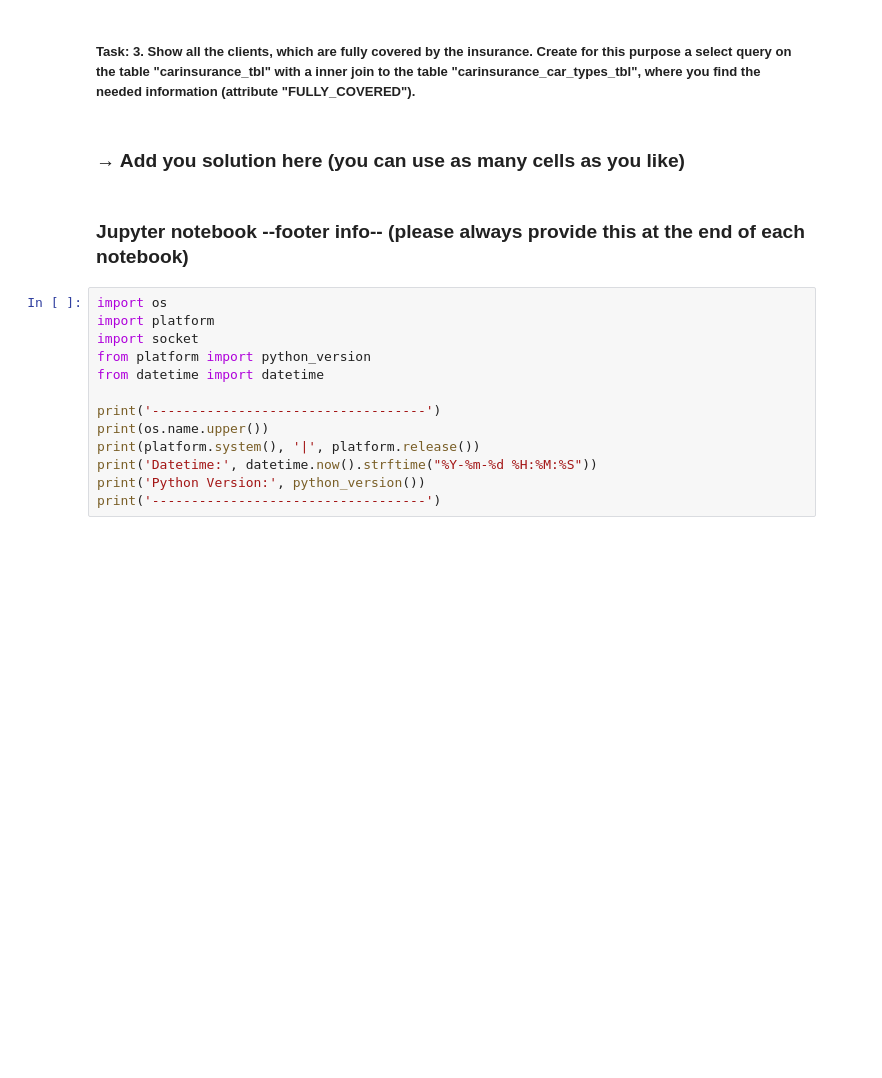
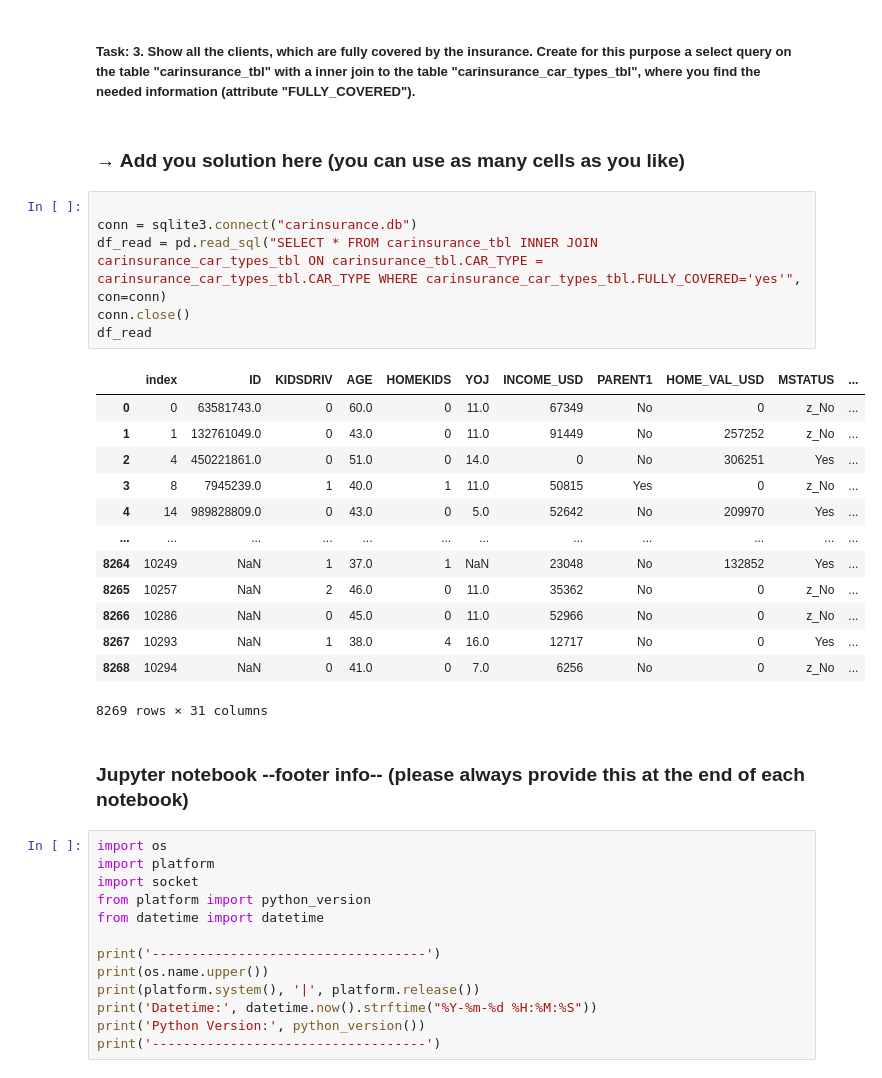
Before and after one commit to nvinto404/ZHAW-Data-Science-Fundamentals, a Jupyter notebook: Week4/DSF_DataOrganization.ipynb, the cells around one changed output. Drawn from its saved outputs; the diff is of its cells as text; blank space fills up the shorter version.

```diff
--- a/Week4/DSF_DataOrganization.ipynb
+++ b/Week4/DSF_DataOrganization.ipynb
@@ -556,6 +628,26 @@ df_read
 ##### Task: 3. Show all the clients, which are fully covered by the insurance. Create for this purpose a select query on the table "carinsurance_tbl" with a inner join to the table "carinsurance_car_types_tbl", where you find the needed information (attribute "FULLY_COVERED").
 # %% [markdown]
 ###  → Add you solution here (you can use as many cells as you like)
+# %%
+
+conn = sqlite3.connect("carinsurance.db")
+df_read = pd.read_sql("SELECT * FROM carinsurance_tbl INNER JOIN carinsurance_car_types_tbl ON carinsurance_tbl.CAR_TYPE = carinsurance_car_types_tbl.CAR_TYPE WHERE carinsurance_car_types_tbl.FULLY_COVERED='yes'", con=conn)
+conn.close()
+df_read
+# %% [output]
+|  | index | ID | KIDSDRIV | AGE | HOMEKIDS | YOJ | INCOME_USD | PARENT1 | HOME_VAL_USD | MSTATUS | ... |
+| 0 | 0 | 63581743.0 | 0 | 60.0 | 0 | 11.0 | 67349 | No | 0 | z_No | ... |
+| 1 | 1 | 132761049.0 | 0 | 43.0 | 0 | 11.0 | 91449 | No | 257252 | z_No | ... |
+| 2 | 4 | 450221861.0 | 0 | 51.0 | 0 | 14.0 | 0 | No | 306251 | Yes | ... |
+| 3 | 8 | 7945239.0 | 1 | 40.0 | 1 | 11.0 | 50815 | Yes | 0 | z_No | ... |
+| 4 | 14 | 989828809.0 | 0 | 43.0 | 0 | 5.0 | 52642 | No | 209970 | Yes | ... |
+| ... | ... | ... | ... | ... | ... | ... | ... | ... | ... | ... | ... |
+| 8264 | 10249 | NaN | 1 | 37.0 | 1 | NaN | 23048 | No | 132852 | Yes | ... |
+| 8265 | 10257 | NaN | 2 | 46.0 | 0 | 11.0 | 35362 | No | 0 | z_No | ... |
+| 8266 | 10286 | NaN | 0 | 45.0 | 0 | 11.0 | 52966 | No | 0 | z_No | ... |
+| 8267 | 10293 | NaN | 1 | 38.0 | 4 | 16.0 | 12717 | No | 0 | Yes | ... |
+| 8268 | 10294 | NaN | 0 | 41.0 | 0 | 7.0 | 6256 | No | 0 | z_No | ... |
+8269 rows × 31 columns
 # %% [markdown]
 ### Jupyter notebook --footer info-- (please always provide this at the end of each notebook)
 # %%
```
Also changed, not shown: parts of 11 cells of this notebook, 2 other files.
